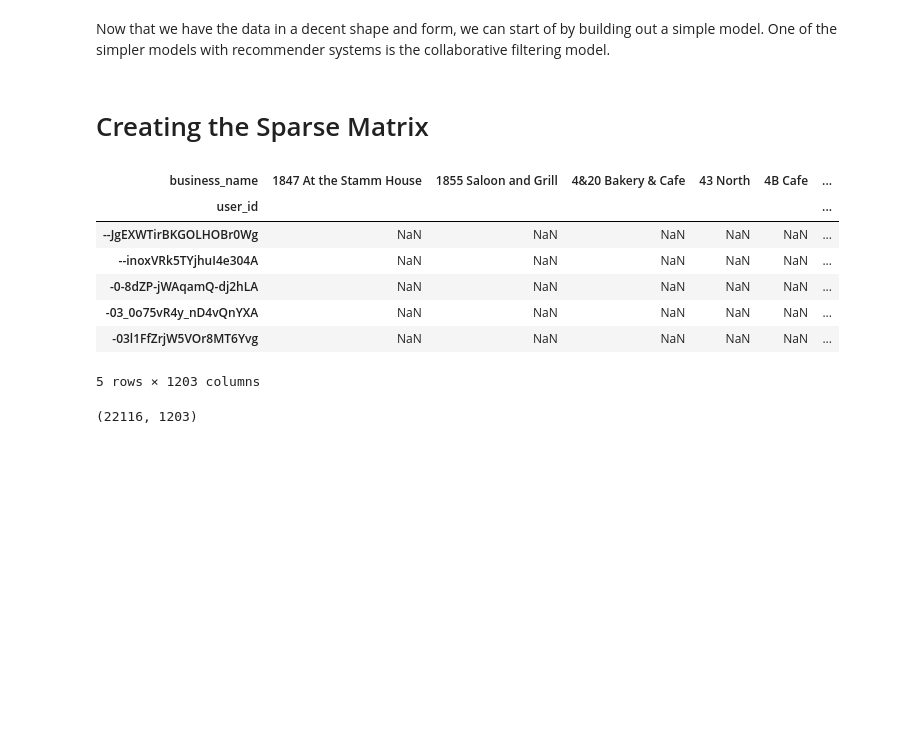
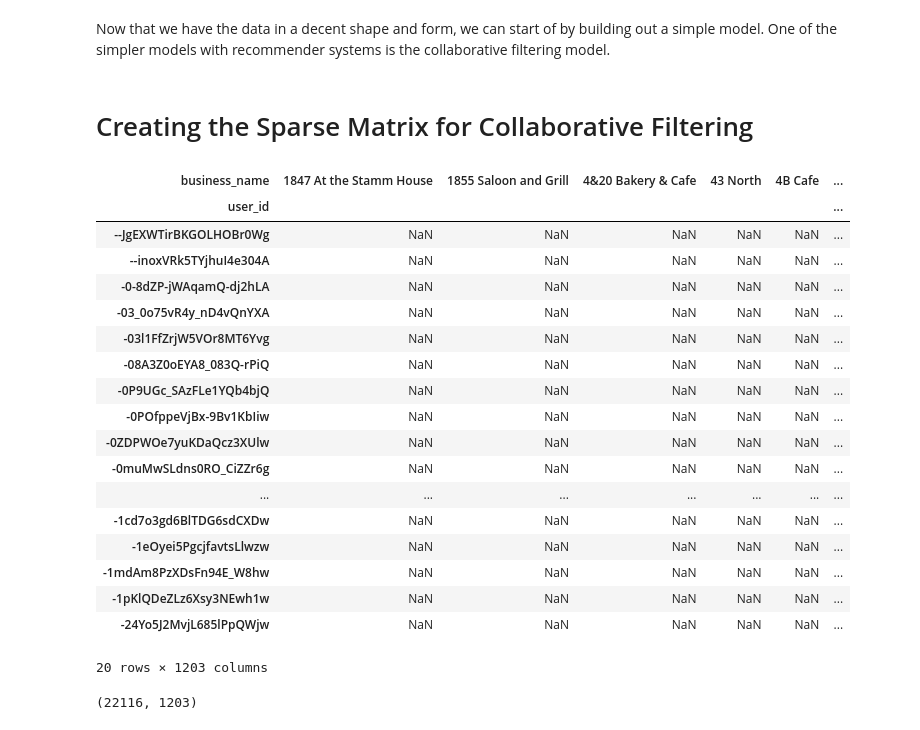
Before and after one commit to Ajinth/Recommender-System, a Jupyter notebook: Code/Yelp_Recommender_System.ipynb, the cells around one changed output. Saved outputs shown, nothing was run; the diff lists cells and outputs as text; code cells hidden in the pictures; blank space fills up the shorter version.

```diff
--- a/Code/Yelp_Recommender_System.ipynb
+++ b/Code/Yelp_Recommender_System.ipynb
@@ -554,20 +554,31 @@ Total Number of reviews in the selected Dataset:  69055
 # %% [markdown]
 Now that we have the data in a decent shape and form, we can start of by building out a simple model. One of the simpler models with recommender systems is the collaborative filtering model.
 # %% [markdown]
-# Creating the Sparse Matrix
+# Creating the Sparse Matrix for Collaborative Filtering
 # %%
 sparse_m = review_wi.pivot_table(index='user_id', columns='business_name', values='review_stars')
 # %%
-sparse_m.head()
+sparse_m.head(20)
 # %% [output]
 | business_name | 1847 At the Stamm House | 1855 Saloon and Grill | 4&20 Bakery & Cafe | 43 North | 4B Cafe | ... |
 | user_id |  |  |  |  |  | ... |
 | --JgEXWTirBKGOLHOBr0Wg | NaN | NaN | NaN | NaN | NaN | ... |
 | --inoxVRk5TYjhuI4e304A | NaN | NaN | NaN | NaN | NaN | ... |
 | -0-8dZP-jWAqamQ-dj2hLA | NaN | NaN | NaN | NaN | NaN | ... |
 | -03_0o75vR4y_nD4vQnYXA | NaN | NaN | NaN | NaN | NaN | ... |
 | -03l1FfZrjW5VOr8MT6Yvg | NaN | NaN | NaN | NaN | NaN | ... |
+| -08A3Z0oEYA8_083Q-rPiQ | NaN | NaN | NaN | NaN | NaN | ... |
+| -0P9UGc_SAzFLe1YQb4bjQ | NaN | NaN | NaN | NaN | NaN | ... |
+| -0POfppeVjBx-9Bv1KbIiw | NaN | NaN | NaN | NaN | NaN | ... |
+| -0ZDPWOe7yuKDaQcz3XUlw | NaN | NaN | NaN | NaN | NaN | ... |
+| -0muMwSLdns0RO_CiZZr6g | NaN | NaN | NaN | NaN | NaN | ... |
+| ... | ... | ... | ... | ... | ... | ... |
+| -1cd7o3gd6BlTDG6sdCXDw | NaN | NaN | NaN | NaN | NaN | ... |
+| -1eOyei5PgcjfavtsLlwzw | NaN | NaN | NaN | NaN | NaN | ... |
+| -1mdAm8PzXDsFn94E_W8hw | NaN | NaN | NaN | NaN | NaN | ... |
+| -1pKlQDeZLz6Xsy3NEwh1w | NaN | NaN | NaN | NaN | NaN | ... |
+| -24Yo5J2MvjL685lPpQWjw | NaN | NaN | NaN | NaN | NaN | ... |
-5 rows × 1203 columns
+20 rows × 1203 columns
 # %%
 sparse_m.shape
 # %% [output]
```
